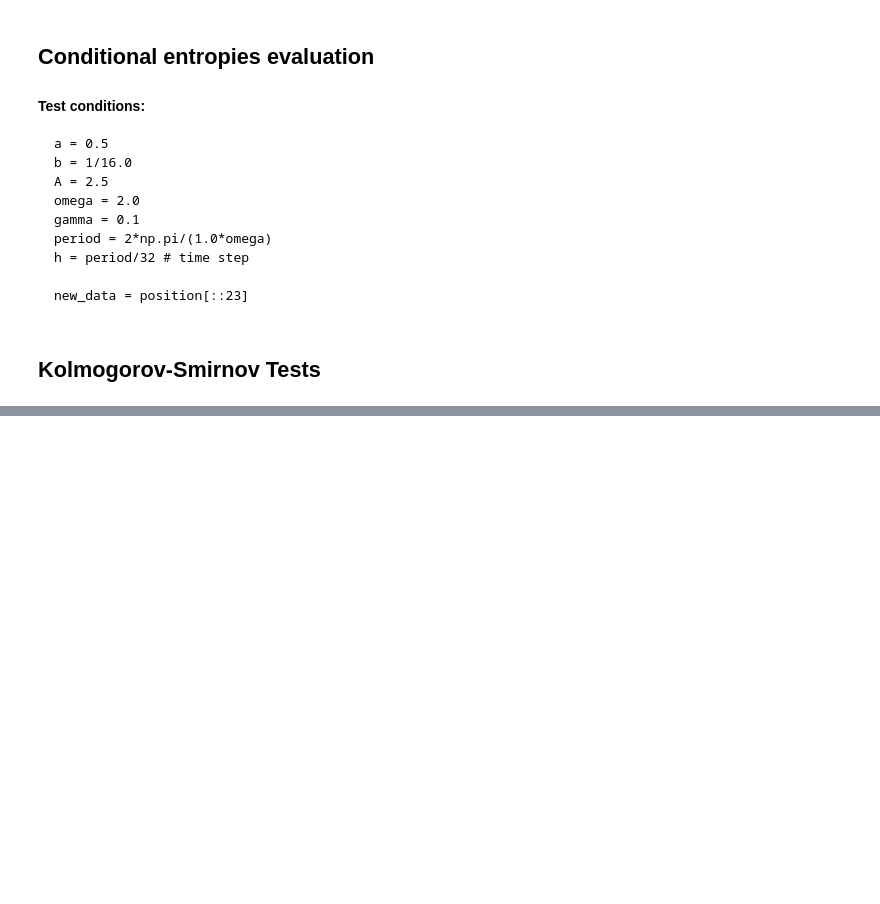
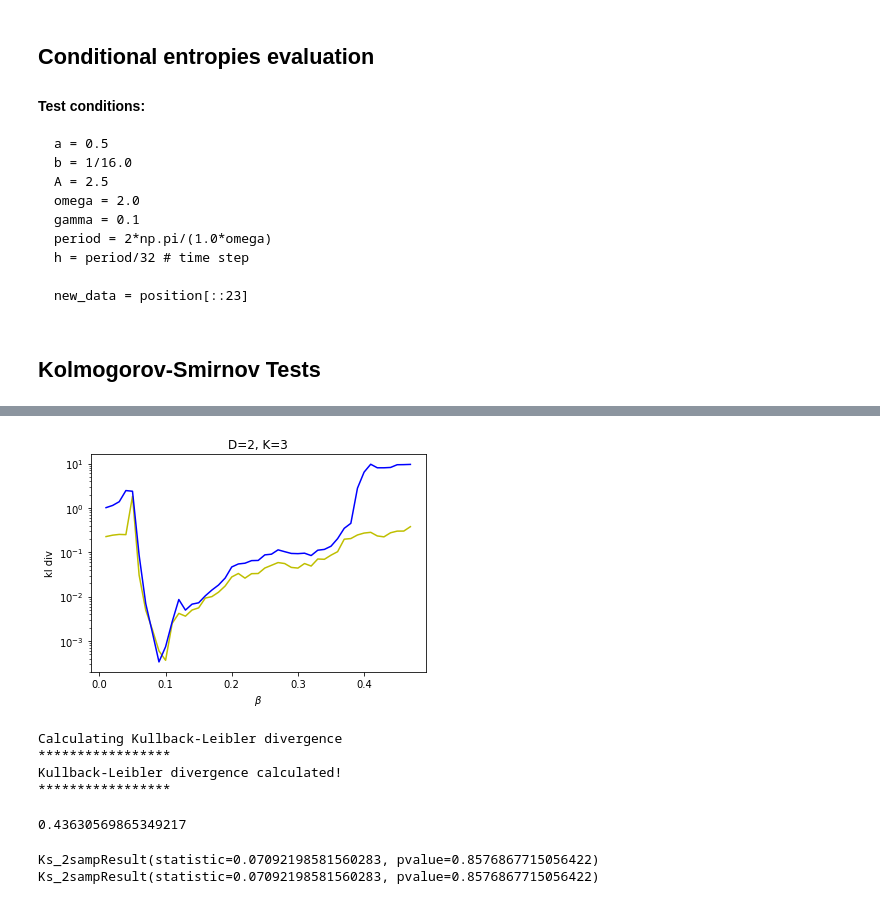
Before and after one commit to diegomhamilton/dcgram_v2, a Jupyter notebook: PIBIC201819/Relatório Parcial PIBIC.ipynb, the cells around one changed output, grey strips where cells are left out. Cells and saved outputs as stored; diff of their text form; code cells hidden in the pictures; blank space fills up the shorter version.

```diff
--- a/PIBIC201819/Relatório Parcial PIBIC.ipynb
+++ b/PIBIC201819/Relatório Parcial PIBIC.ipynb
@@ -81,0 +143,10 @@ with open(f'{path}/dcgram_files/{dataset}_{leg}/original/original_len_{L}.yaml',
+# %%
+D = [1,2,3,4]
+K = [3]
+N = [1000, 5000, 10000, 100000]
+b = np.arange(0.01, 0.48, 0.01)
+
+possibilities = list(itertools.product(D, K, N))
+
+for (D, K, N) in possibilities:
+    evaluate_occup_div(D = D, K = K, N = N, betas = b)
@@ -81,0 +171,13 @@ with open(f'{path}/dcgram_files/{dataset}_{leg}/original/original_len_{L}.yaml',
+# %%
+with open(f'kl_results/kl_dcgram_D{2}_K{3}_N{10000}', 'r') as f:
+    result = yaml.load(f)
+    dc = result['kl']
+with open(f'kl_results/kl_dmark_D{2}_N{10000}', 'r') as f:
+    result = yaml.load(f)
+    dm = result['kl']
+    betas = result['betas']
+
+plot_graph(betas, dc, D, K, ylabel='kl div', color= 'y')
+plot_graph(betas, dm, D, K, ylabel='kl div', color = 'b')
+# %% [output]
+[figure, added]
@@ -82,3 +190,17 @@ with open(f'{path}/dcgram_files/{dataset}_{leg}/original/original_len_{L}.yaml',
+# %%
+sa.calc_kldivergence_vector(dc_occup_vector, dc_occup_vector_anomaly)
+# %% [output]
+Calculating Kullback-Leibler divergence
+*****************
+Kullback-Leibler divergence calculated!
+*****************
+0.43630569865349217
+# %%
+print(ks_2samp(abs(occup_vector), occup_vector_anomaly))
+print(ks_2samp(occup_vector2, occup_vector_anomaly))
+# %% [output]
+Ks_2sampResult(statistic=0.07092198581560283, pvalue=0.8576867715056422)
+Ks_2sampResult(statistic=0.07092198581560283, pvalue=0.8576867715056422)
 # %%
 occup_vector, std, avg = calc_mean_vector(m_test, s, 1000, rep = 1000)
 # %%
```
Also changed, not shown: parts of 16 cells of this notebook, 3 other files.
